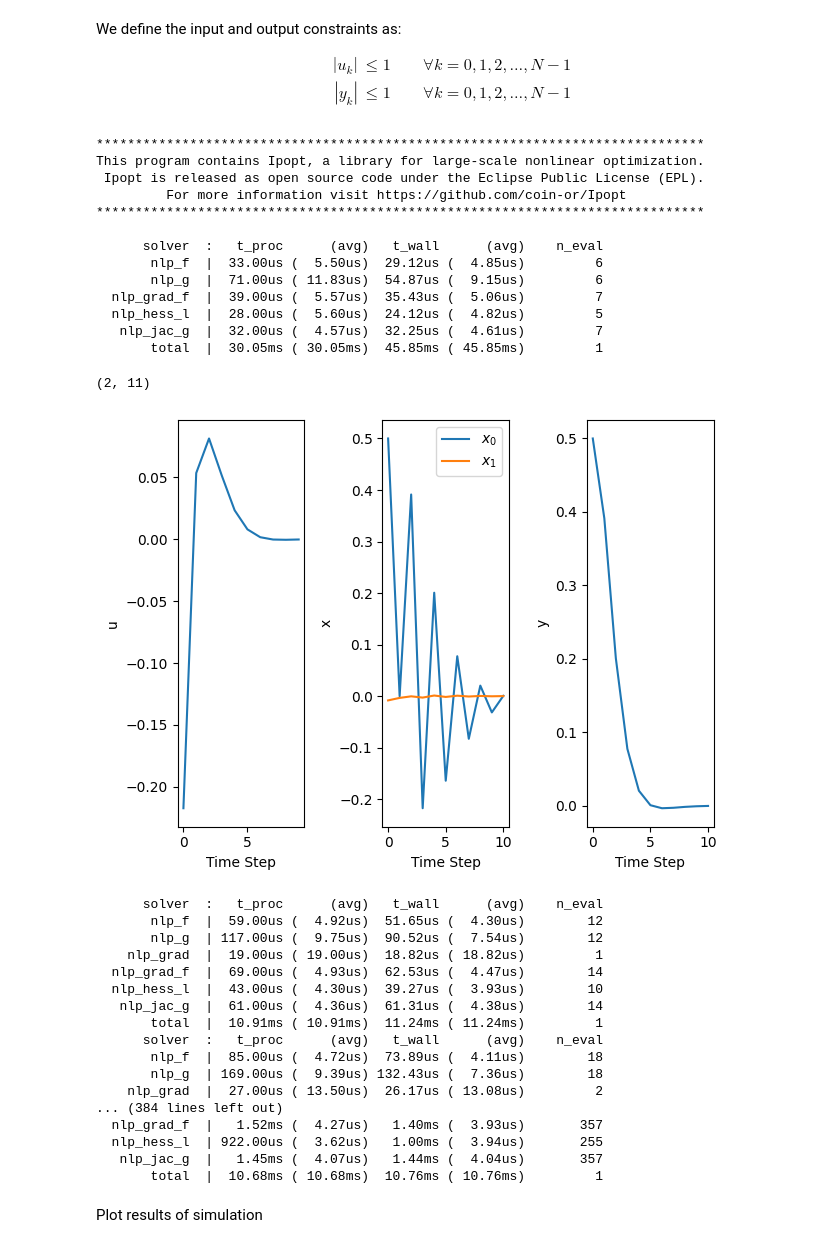
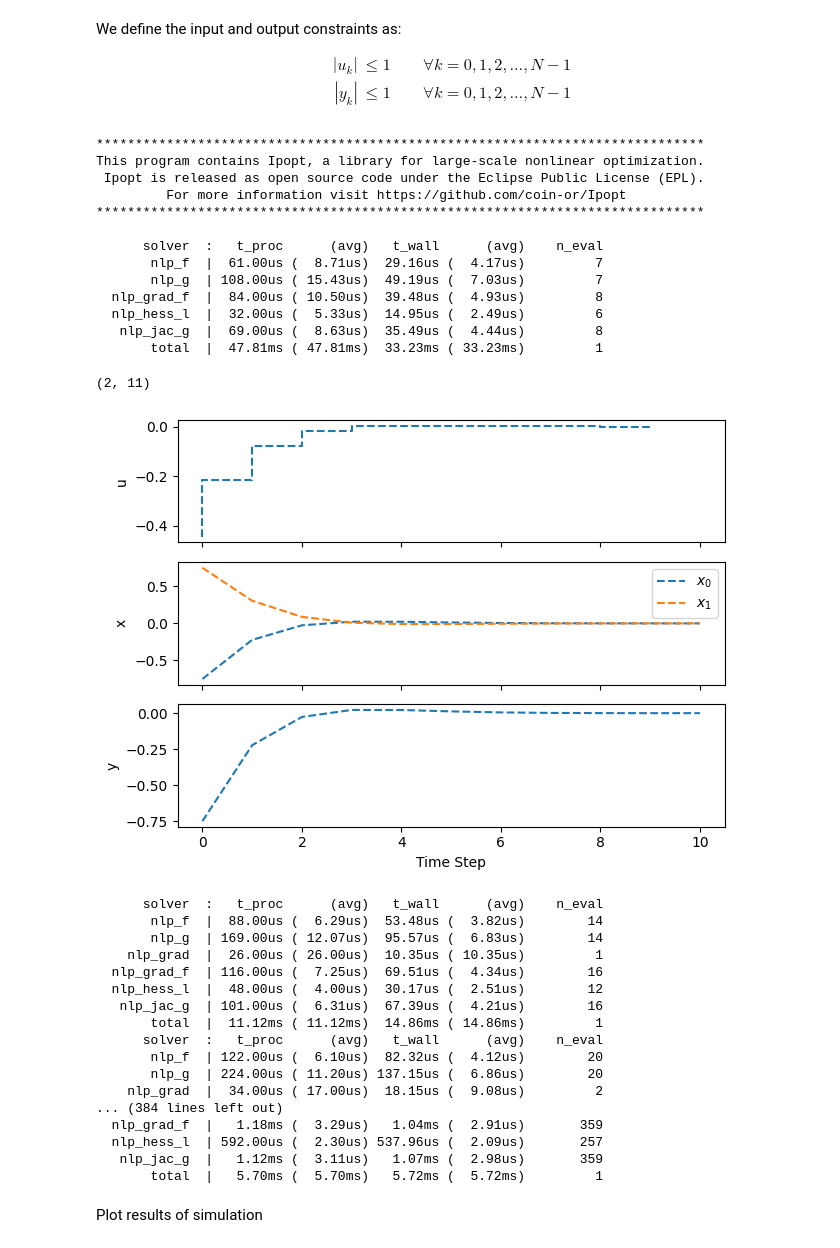
Before and after one commit to kchan45/MPC_tutorials, a Jupyter notebook: Python/mpc_demo.ipynb, the cells around one changed output. Saved outputs shown, nothing was run; the diff lists cells and outputs as text; code cells hidden in the pictures.

```diff
--- a/Python/mpc_demo.ipynb
+++ b/Python/mpc_demo.ipynb
@@ -190,10 +191,12 @@ We define the input and output constraints as:
 |y_k| & \leq 1 \qquad \forall k = 0, 1, 2, \ldots, N-1
 \end{align*}
 # %%
-umin = np.array([-1,-1])
-umax = np.array([1,1])
-ymin = np.array([-1,-1])
-ymax = np.array([1,1])
+Ubound = 1.0
+Ybound = 1.0
+umin = -Ubound * np.ones((nu,1))
+umax = Ubound * np.ones((nu,1))
+ymin = -Ybound * np.ones((ny,1))
+ymax = Ybound * np.ones((ny,1))
 
 # we can also set the initial values of the decision variables
 u_init = np.zeros(nu)
@@ -202,7 +205,7 @@ y_init = np.zeros(ny)
 # %%
 #@title Use CasADi Opti to define the optimization problem
 Np = 10 # prediction horizon
-x0 = np.array([0.5,0])
+x0 = np.array([-0.75,0.75]).reshape(-1,1)
 
 opti = cas.Opti()
 
@@ -274,9 +277,9 @@ sol = opti.solve()
 
 # you can extract the values of the decision variables after the solve has
 # completed using the same references used in defining the problem
-Usol = np.asarray([sol.value(u) for u in U]).reshape(nu,-1)
-Xsol = np.asarray([sol.value(x) for x in X]).reshape(nx,-1)
-Ysol = np.asarray([sol.value(y) for y in Y]).reshape(ny,-1)
+Usol = np.asarray([sol.value(u) for u in U]).reshape(-1,nu).T
+Xsol = np.asarray([sol.value(x) for x in X]).reshape(-1,nx).T
+Ysol = np.asarray([sol.value(y) for y in Y]).reshape(-1,ny).T
 # %% [output]
 ******************************************************************************
 This program contains Ipopt, a library for large-scale nonlinear optimization.
@@ -285,43 +288,48 @@ This program contains Ipopt, a library for large-scale nonlinear optimization.
 ******************************************************************************
 
       solver  :   t_proc      (avg)   t_wall      (avg)    n_eval
-       nlp_f  |  33.00us (  5.50us)  29.12us (  4.85us)         6
-       nlp_g  |  71.00us ( 11.83us)  54.87us (  9.15us)         6
-  nlp_grad_f  |  39.00us (  5.57us)  35.43us (  5.06us)         7
-  nlp_hess_l  |  28.00us (  5.60us)  24.12us (  4.82us)         5
-   nlp_jac_g  |  32.00us (  4.57us)  32.25us (  4.61us)         7
-       total  |  30.05ms ( 30.05ms)  45.85ms ( 45.85ms)         1
+       nlp_f  |  61.00us (  8.71us)  29.16us (  4.17us)         7
+       nlp_g  | 108.00us ( 15.43us)  49.19us (  7.03us)         7
+  nlp_grad_f  |  84.00us ( 10.50us)  39.48us (  4.93us)         8
+  nlp_hess_l  |  32.00us (  5.33us)  14.95us (  2.49us)         6
+   nlp_jac_g  |  69.00us (  8.63us)  35.49us (  4.44us)         8
+       total  |  47.81ms ( 47.81ms)  33.23ms ( 33.23ms)         1
 # %%
 Xsol.shape
 # %% [output]
 (2, 11)
 # %%
 #@title Plot the results of the solution to the optimization problem
-fig, (ax1, ax2, ax3) = plt.subplots(1,3)
+#@markdown The trajectories plotted here are the solution to a single solve
+#@markdown of the OCP, thus representing the **open-loop solution**.
+fig, (ax1, ax2, ax3) = plt.subplots(3,1, sharex=True)
+# plot each of the input trajectories
 for i in range(Usol.shape[0]):
-    ax1.plot(Usol[i,:], label=f'$u_{i}$')
+    ax1.step(Usol[i,:], '--', label=f'$u_{i}$')
 if i>0:
     ax1.legend()
-ax1.set_xlabel('Time Step')
+# ax1.set_xlabel('Time Step')
 ax1.set_ylabel('u')
 
+# plot each of the state trajectories
 for i in range(Xsol.shape[0]):
-    ax2.plot(Xsol[i,:], label=f'$x_{i}$')
+    ax2.plot(Xsol[i,:], '--', label=f'$x_{i}$')
 if i>0:
     ax2.legend()
-ax2.set_xlabel('Time Step')
+# ax2.set_xlabel('Time Step')
 ax2.set_ylabel('x')
 
+# plot each of the output trajectories
 for i in range(Ysol.shape[0]):
-    ax3.plot(Ysol[i,:], label=f'$y_{i}$')
+    ax3.plot(Ysol[i,:], '--', label=f'$y_{i}$')
 if i>0:
     ax3.legend()
 ax3.set_xlabel('Time Step')
 ax3.set_ylabel('y')
 plt.tight_layout()
 plt.show()
 # %% [output]
-[figure, old version]
+[figure, new version]
 # %%
 #@title Run a closed-loop simulation
 import time
@@ -366,22 +374,22 @@ for k in range(Nsim):
     Ysim[:,k+1] += rng.random(size=(ny,))/80.0 # scale down noise by 80
 # %% [output]
       solver  :   t_proc      (avg)   t_wall      (avg)    n_eval
-       nlp_f  |  59.00us (  4.92us)  51.65us (  4.30us)        12
-       nlp_g  | 117.00us (  9.75us)  90.52us (  7.54us)        12
-    nlp_grad  |  19.00us ( 19.00us)  18.82us ( 18.82us)         1
-  nlp_grad_f  |  69.00us (  4.93us)  62.53us (  4.47us)        14
-  nlp_hess_l  |  43.00us (  4.30us)  39.27us (  3.93us)        10
-   nlp_jac_g  |  61.00us (  4.36us)  61.31us (  4.38us)        14
-       total  |  10.91ms ( 10.91ms)  11.24ms ( 11.24ms)         1
+       nlp_f  |  88.00us (  6.29us)  53.48us (  3.82us)        14
+       nlp_g  | 169.00us ( 12.07us)  95.57us (  6.83us)        14
+    nlp_grad  |  26.00us ( 26.00us)  10.35us ( 10.35us)         1
+  nlp_grad_f  | 116.00us (  7.25us)  69.51us (  4.34us)        16
+  nlp_hess_l  |  48.00us (  4.00us)  30.17us (  2.51us)        12
+   nlp_jac_g  | 101.00us (  6.31us)  67.39us (  4.21us)        16
+       total  |  11.12ms ( 11.12ms)  14.86ms ( 14.86ms)         1
       solver  :   t_proc      (avg)   t_wall      (avg)    n_eval
-       nlp_f  |  85.00us (  4.72us)  73.89us (  4.11us)        18
-       nlp_g  | 169.00us (  9.39us) 132.43us (  7.36us)        18
-    nlp_grad  |  27.00us ( 13.50us)  26.17us ( 13.08us)         2
+       nlp_f  | 122.00us (  6.10us)  82.32us (  4.12us)        20
+       nlp_g  | 224.00us ( 11.20us) 137.15us (  6.86us)        20
+    nlp_grad  |  34.00us ( 17.00us)  18.15us (  9.08us)         2
 ... (384 lines left out)
-  nlp_grad_f  |   1.52ms (  4.27us)   1.40ms (  3.93us)       357
-  nlp_hess_l  | 922.00us (  3.62us)   1.00ms (  3.94us)       255
-   nlp_jac_g  |   1.45ms (  4.07us)   1.44ms (  4.04us)       357
-       total  |  10.68ms ( 10.68ms)  10.76ms ( 10.76ms)         1
+  nlp_grad_f  |   1.18ms (  3.29us)   1.04ms (  2.91us)       359
+  nlp_hess_l  | 592.00us (  2.30us) 537.96us (  2.09us)       257
+   nlp_jac_g  |   1.12ms (  3.11us)   1.07ms (  2.98us)       359
+       total  |   5.70ms (  5.70ms)   5.72ms (  5.72ms)         1
 # %% [markdown]
 Plot results of simulation
 # %%
```
Also changed, not shown: parts of 23 cells of this notebook.
